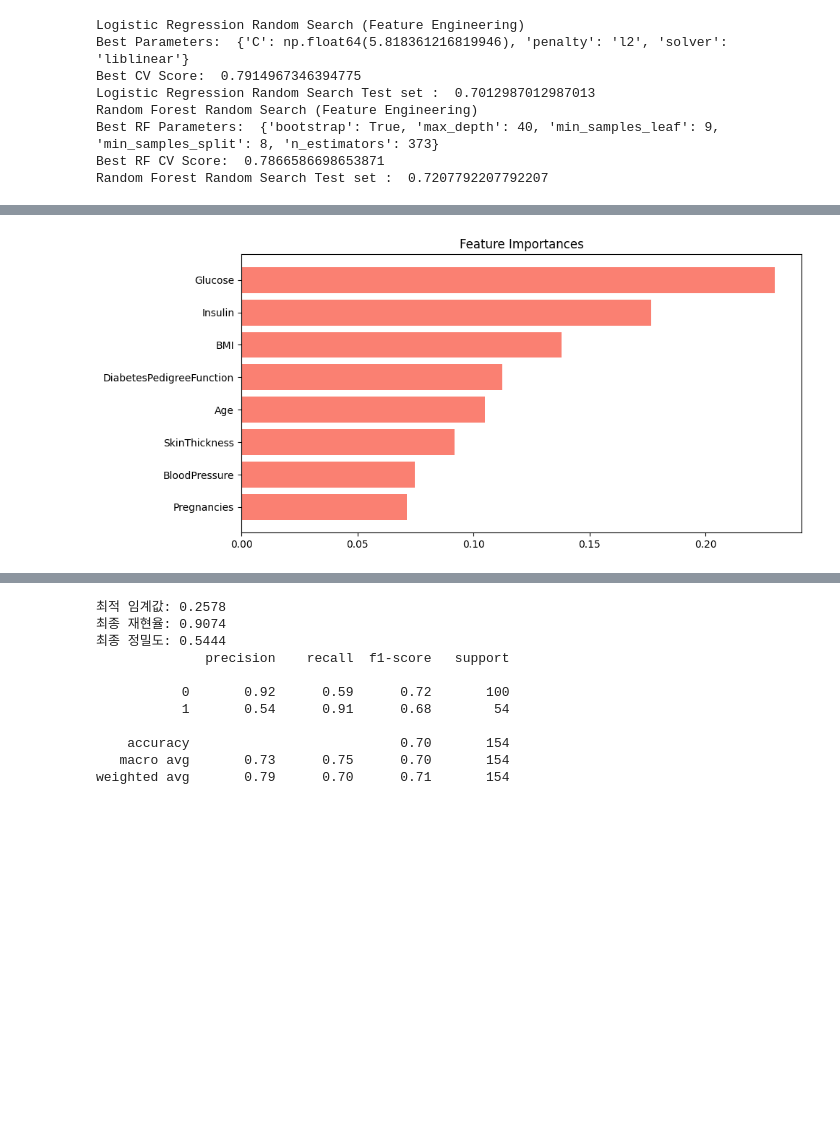
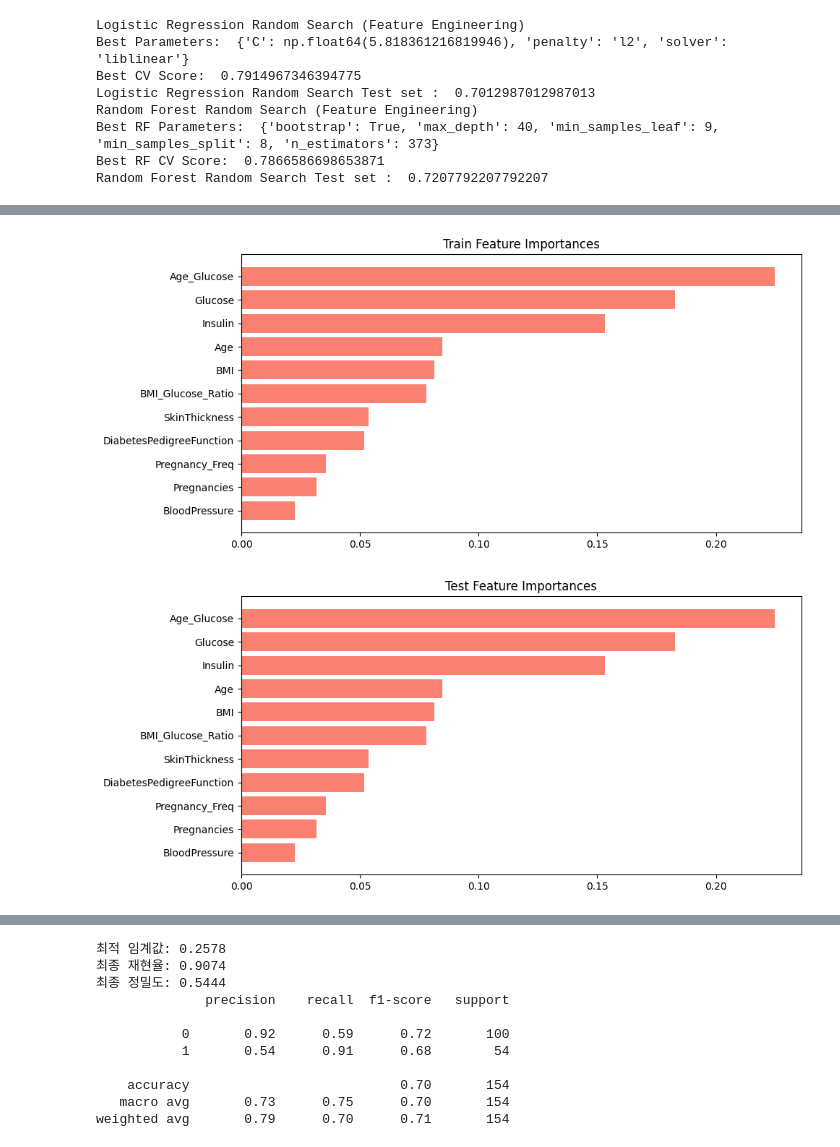
Before and after one commit to HY-BME/bme_test_files, a Jupyter notebook: ML_diabetes.ipynb, the cells around one changed output, grey strips where cells are left out. Saved outputs shown, nothing was run; the diff lists cells and outputs as text; code cells hidden in the pictures; blank space fills up the shorter version.

```diff
--- a/ML_diabetes.ipynb
+++ b/ML_diabetes.ipynb
@@ -636,18 +666,31 @@ Random Forest Random Search Test set :  0.7207792207792207
 # %%
 import pandas as pd
 import matplotlib.pyplot as plt
 
-# 특성 중요도
-importances = best_rf_model.feature_importances_
-feature_names = X_train_imputed.columns
+# train 특성 중요도
+importances = best_rf_fe.feature_importances_
+feature_names = X_train_fe.columns
 feature_importance_df = pd.DataFrame({'Feature': feature_names, 'Importance': importances}).sort_values(by='Importance', ascending=False)
 
 # 시각화
 plt.figure(figsize=(10, 5))
 plt.barh(feature_importance_df['Feature'], feature_importance_df['Importance'], color='salmon')
 plt.gca().invert_yaxis()
-plt.title('Feature Importances')
+plt.title('Train Feature Importances')
 plt.show()
+
+# test 특성 중요도
+importances = best_rf_fe.feature_importances_
+feature_names = X_test_fe.columns
+feature_importance_df = pd.DataFrame({'Feature': feature_names, 'Importance': importances}).sort_values(by='Importance', ascending=False)
+
+# 시각화
+plt.figure(figsize=(10, 5))
+plt.barh(feature_importance_df['Feature'], feature_importance_df['Importance'], color='salmon')
+plt.gca().invert_yaxis()
+plt.title('Test Feature Importances')
+plt.show()
 # %% [output]
-[figure, old version]
+[figure, new version]
+[figure, added]
 # %%
```
Also changed, not shown: parts of 11 cells of this notebook.
